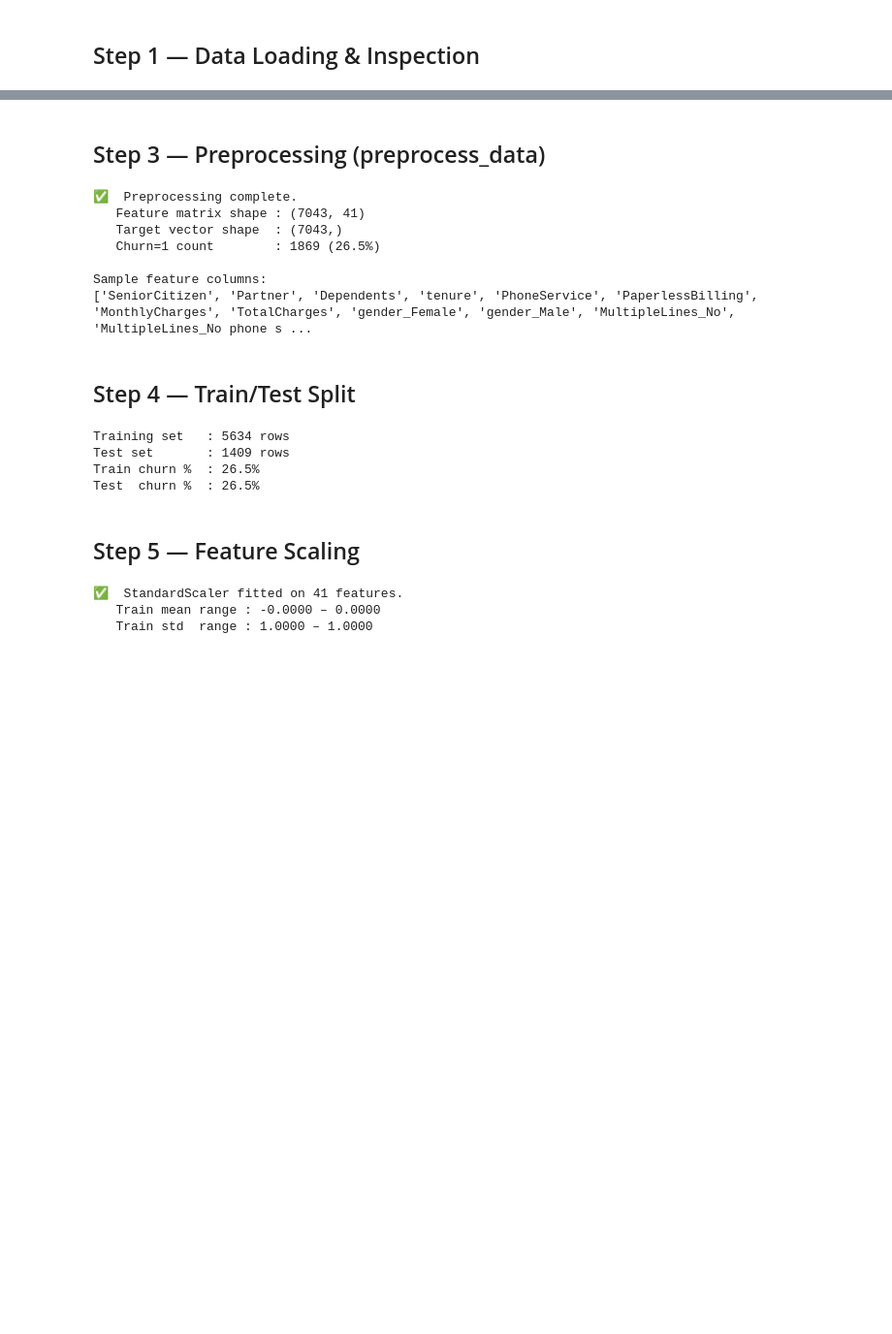
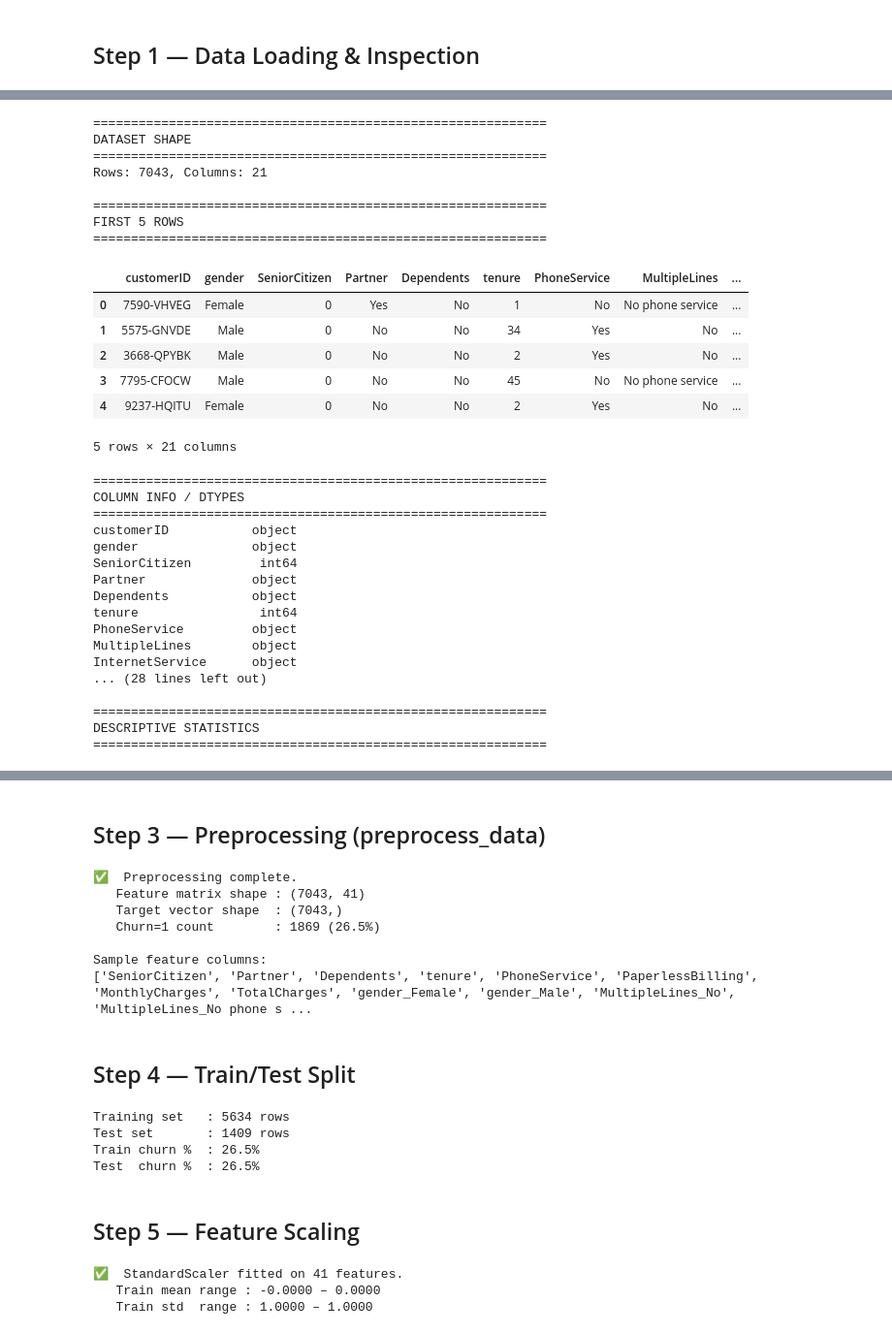
Before and after one commit to moongoldpk/Predicting-Customer-Churn-in-the-Telecom-Industry-Using-Machine-Learning-Algorithms, a Jupyter notebook: Customer Churn Prediction Project.ipynb, the cells around one changed output, grey strips where cells are left out. Shown at 97% size. Cells and saved outputs as stored; diff of their text form; code cells hidden in the pictures; blank space fills up the shorter version.

```diff
--- a/Customer Churn Prediction Project.ipynb
+++ b/Customer Churn Prediction Project.ipynb
@@ -481,0 +97,79 @@ save_fig('viz11_techsupport_security_churn.png')
+# %%
+#loading the dataset
+def load_data(filepath):
+    """Load dataset and print a full console inspection report."""
+    df = pd.read_csv(filepath)
+
+    print("=" * 60)
+    print("DATASET SHAPE")
+    print("=" * 60)
+    print(f"Rows: {df.shape[0]}, Columns: {df.shape[1]}")
+    assert df.shape == (7043, 21), f"Unexpected shape: {df.shape}"
+
+    print("\n" + "=" * 60)
+    print("FIRST 5 ROWS")
+    print("=" * 60)
+    display(df.head(5))
+
+    print("\n" + "=" * 60)
+    print("COLUMN INFO / DTYPES")
+    print("=" * 60)
+    print(df.dtypes.to_string())
+
+    print("\n" + "=" * 60)
+    print("MISSING VALUES (null counts)")
+    print("=" * 60)
+    missing = df.isnull().sum()
+    print(missing[missing > 0] if missing.sum() > 0
+          else "No null values (TotalCharges blanks are empty strings, not NaN)")
+
+    print("\n" + "=" * 60)
+    print("CHURN DISTRIBUTION")
+    print("=" * 60)
+    print(df['Churn'].value_counts().to_string())
+    print()
+    print(df['Churn'].value_counts(normalize=True).map('{:.1%}'.format).to_string())
+
+    print("\n" + "=" * 60)
+    print("DESCRIPTIVE STATISTICS")
+    print("=" * 60)
+    display(df.describe())
+
+    return df
+
+
+DATA_PATH ="/content/WA_Fn-UseC_-Telco-Customer-Churn.csv"
+df_raw = load_data(DATA_PATH)
+# %% [output]
+============================================================
+DATASET SHAPE
+============================================================
+Rows: 7043, Columns: 21
+
+============================================================
+FIRST 5 ROWS
+============================================================
+|  | customerID | gender | SeniorCitizen | Partner | Dependents | tenure | PhoneService | MultipleLines | ... |
+| 0 | 7590-VHVEG | Female | 0 | Yes | No | 1 | No | No phone service | ... |
+| 1 | 5575-GNVDE | Male | 0 | No | No | 34 | Yes | No | ... |
+| 2 | 3668-QPYBK | Male | 0 | No | No | 2 | Yes | No | ... |
+| 3 | 7795-CFOCW | Male | 0 | No | No | 45 | No | No phone service | ... |
+| 4 | 9237-HQITU | Female | 0 | No | No | 2 | Yes | No | ... |
+5 rows × 21 columns
+============================================================
+COLUMN INFO / DTYPES
+============================================================
+customerID           object
+gender               object
+SeniorCitizen         int64
+Partner              object
+Dependents           object
+tenure                int64
+PhoneService         object
+MultipleLines        object
+InternetService      object
+... (28 lines left out)
+
+============================================================
+DESCRIPTIVE STATISTICS
+============================================================
```
Also changed, not shown: parts of 72 cells of this notebook.
